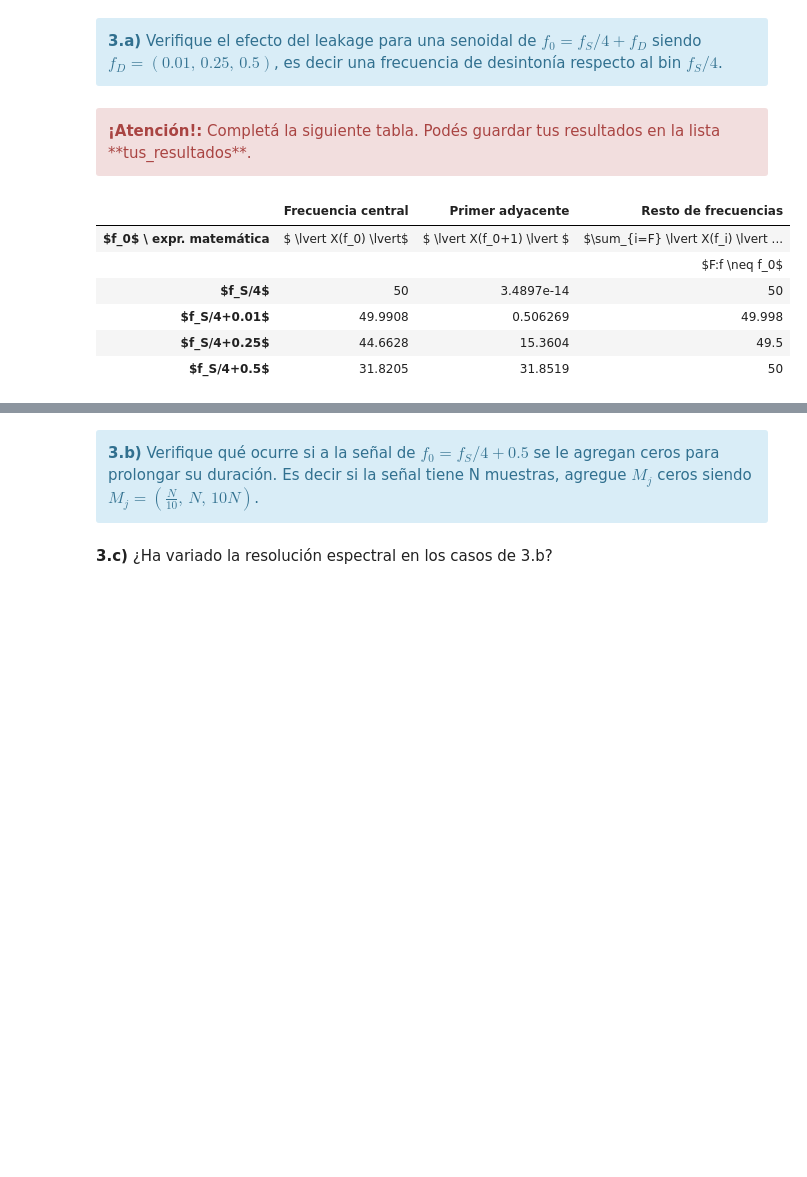
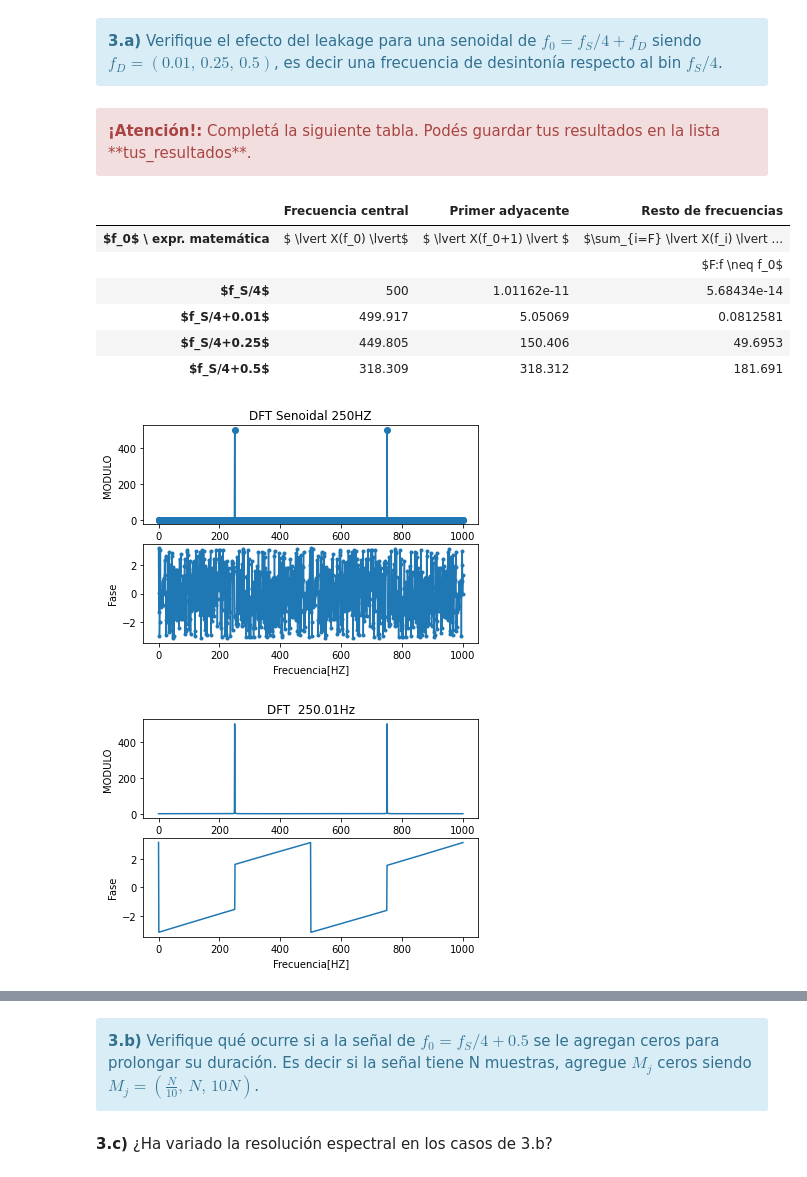
Before and after one commit to FabianVillada/PDS_TPs, a Jupyter notebook: TP1_Muestreo_Fourier.ipynb, the cells around one changed output, grey strips where cells are left out. Saved outputs shown, nothing was run; the diff lists cells and outputs as text; code cells hidden in the pictures; blank space fills up the shorter version.

```diff
--- a/TP1_Muestreo_Fourier.ipynb
+++ b/TP1_Muestreo_Fourier.ipynb
@@ -467,8 +467,8 @@ def generador_senoidal (fs, f0, N, a0, p0):
 
 ##############################################################################
 
-N  = 100
-fs = 100
+N  = 1000
+fs = 1000
 #df=fs/N
 
 a0 = 1 # Volts
@@ -492,39 +492,97 @@ for i in range(len(fd)):
 
 
     fft = np.fft.fft(signal , N) # no hace falta pasar N
     fftabs = np.abs(fft)
     fftangle = np.angle(fft)
 
-    Energias_senial.append(np.mean(signal**2))
-    Energias_DFT.append(np.mean(fftabs**2))
+    if i == 0:
+        f0_abs = fftabs
+        f0_angle = fftangle
+    elif i == 1:
+        f1_abs = fftabs
+        f1_angle = fftangle
+    elif i == 2:
+        f2_abs = fftabs
+        f2_angle = fftangle
+    else:
+        f3_abs = fftabs
+        f3_angle = fftangle
 
-    Central.append(fftabs[25])
-    Adyacente.append(fftabs[26])
+    #Energias_senial.append(np.mean(signal**2))
+    #Energias_DFT.append(np.mean(fftabs**2))
 
-    tus_resultados.append([ (fftabs[25]), (fftabs[26]) , (np.mean(fftabs**2)) ])
+    #Central.append(fftabs[25])
+    #Adyacente.append(fftabs[26])
+
+    tus_resultados.append([ (fftabs[250]), (fftabs[251]) , (np.mean(fftabs**2)- fftabs[250]) ])
+
+freq = np.linspace( 0 , fs ,  N )
+
+plt.figure(1)
+plt.subplot(2, 1, 1)
+plt.plot(freq, f0_abs , 'o-')
+plt.title('DFT Senoidal 250HZ')
+plt.ylabel('MODULO')
+plt.subplot(2, 1, 2)
+plt.plot(freq, f0_angle, '.-')
+plt.xlabel('Frecuencia[HZ]')
+plt.ylabel('Fase')
+
+plt.figure(2)
+plt.subplot(2, 1, 1)
+plt.plot(freq, f1_abs )
+plt.title('DFT  250.01Hz')
+plt.ylabel('MODULO')
+plt.subplot(2, 1, 2)
+plt.plot(freq, f1_angle)
+plt.xlabel('Frecuencia[HZ]')
+plt.ylabel('Fase')
+
+plt.figure(3)
+plt.subplot(2, 1, 1)
+plt.plot(freq, f2_abs )
+plt.title('DFT  250.25Hz')
+plt.ylabel('MODULO')
+plt.subplot(2, 1, 2)
+plt.plot(freq, f2_angle)
+plt.xlabel('Frecuencia[HZ]')
+plt.ylabel('Fase')
+
+plt.figure(4)
+plt.subplot(2, 1, 1)
+plt.plot(freq, f3_abs )
+plt.title('DFT 250.50HZ')
+plt.ylabel('MODULO')
+plt.subplot(2, 1, 2)
+plt.plot(freq, f3_angle)
+plt.xlabel('Frecuencia[HZ]')
+plt.ylabel('Fase')
+
 
 
 
 
 #######################################
 # Tu simulación que genere resultados #
 #######################################
 
 
 
 df = DataFrame(tus_resultados, columns=['Frecuencia central', 'Primer adyacente', 'Resto de frecuencias'],
                index=['$f_0$ \ expr. matemática',
                       '',
                       '$f_S/4$',
                       '$f_S/4+0.01$',
                       '$f_S/4+0.25$',
                       '$f_S/4+0.5$'])
 HTML(df.to_html())
 # %% [output]
 |  | Frecuencia central | Primer adyacente | Resto de frecuencias |
 | $f_0$ \ expr. matemática | $ \lvert X(f_0) \lvert$ | $ \lvert X(f_0+1) \lvert $ | $\sum_{i=F} \lvert X(f_i) \lvert ... |
 |  |  |  | $F:f \neq f_0$ |
-| $f_S/4$ | 50 | 3.4897e-14 | 50 |
-| $f_S/4+0.01$ | 49.9908 | 0.506269 | 49.998 |
-| $f_S/4+0.25$ | 44.6628 | 15.3604 | 49.5 |
-| $f_S/4+0.5$ | 31.8205 | 31.8519 | 50 |
+| $f_S/4$ | 500 | 1.01162e-11 | 5.68434e-14 |
+| $f_S/4+0.01$ | 499.917 | 5.05069 | 0.0812581 |
+| $f_S/4+0.25$ | 449.805 | 150.406 | 49.6953 |
+| $f_S/4+0.5$ | 318.309 | 318.312 | 181.691 |
+[figure, added]
+[figure, added]
```
Also changed, not shown: parts of 1 cell of this notebook.
